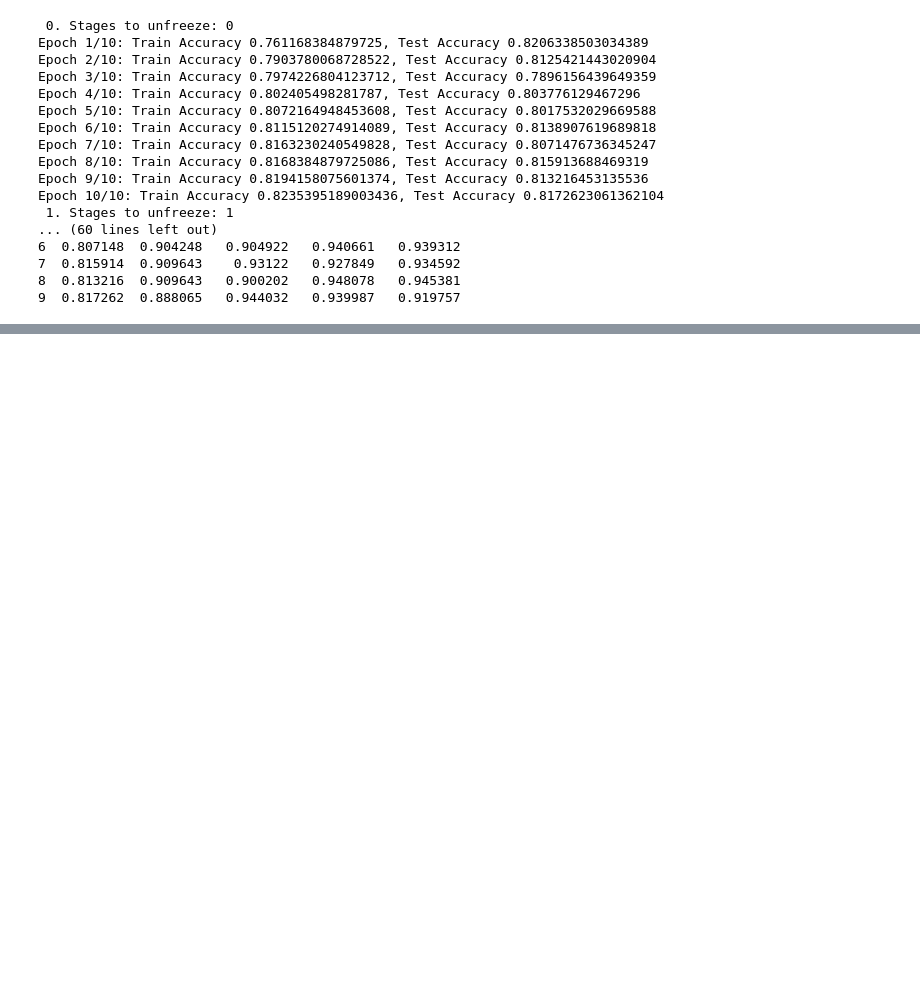
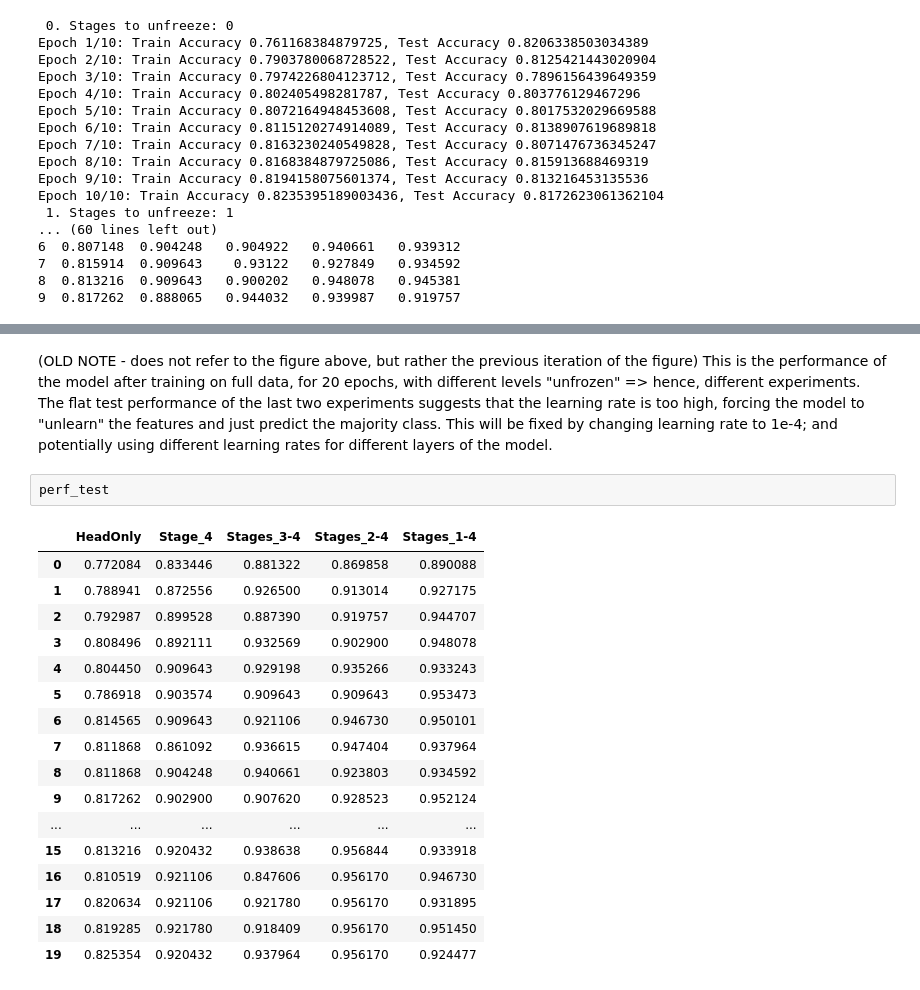
Before and after one commit to mariaserov/ML_BreakHis, a Jupyter notebook: scr/ConvNeXT-V2-test-architec.ipynb, the cells around one changed output, grey strips where cells are left out. Drawn from its saved outputs; the diff is of its cells as text; blank space fills up the shorter version.

```diff
--- a/scr/ConvNeXT-V2-test-architec.ipynb
+++ b/scr/ConvNeXT-V2-test-architec.ipynb
@@ -276,0 +300,22 @@ plt.show()
+# %% [markdown]
+(OLD NOTE - does not refer to the figure above, but rather the previous iteration of the figure) This is the performance of the model after training on full data, for 20 epochs, with different levels "unfrozen" => hence, different experiments. The flat test performance of the last two experiments suggests that the learning rate is too high, forcing the model to "unlearn" the features and just predict the majority class. This will be fixed by changing learning rate to 1e-4; and potentially using different learning rates for different layers of the model.
+# %%
+perf_test
+# %% [output]
+|  | HeadOnly | Stage_4 | Stages_3-4 | Stages_2-4 | Stages_1-4 |
+| 0 | 0.772084 | 0.833446 | 0.881322 | 0.869858 | 0.890088 |
+| 1 | 0.788941 | 0.872556 | 0.926500 | 0.913014 | 0.927175 |
+| 2 | 0.792987 | 0.899528 | 0.887390 | 0.919757 | 0.944707 |
+| 3 | 0.808496 | 0.892111 | 0.932569 | 0.902900 | 0.948078 |
+| 4 | 0.804450 | 0.909643 | 0.929198 | 0.935266 | 0.933243 |
+| 5 | 0.786918 | 0.903574 | 0.909643 | 0.909643 | 0.953473 |
+| 6 | 0.814565 | 0.909643 | 0.921106 | 0.946730 | 0.950101 |
+| 7 | 0.811868 | 0.861092 | 0.936615 | 0.947404 | 0.937964 |
+| 8 | 0.811868 | 0.904248 | 0.940661 | 0.923803 | 0.934592 |
+| 9 | 0.817262 | 0.902900 | 0.907620 | 0.928523 | 0.952124 |
+| ... | ... | ... | ... | ... | ... |
+| 15 | 0.813216 | 0.920432 | 0.938638 | 0.956844 | 0.933918 |
+| 16 | 0.810519 | 0.921106 | 0.847606 | 0.956170 | 0.946730 |
+| 17 | 0.820634 | 0.921106 | 0.921780 | 0.956170 | 0.931895 |
+| 18 | 0.819285 | 0.921780 | 0.918409 | 0.956170 | 0.951450 |
+| 19 | 0.825354 | 0.920432 | 0.937964 | 0.956170 | 0.924477 |
```
Also changed, not shown: parts of 3 cells of this notebook, 14 other files.
